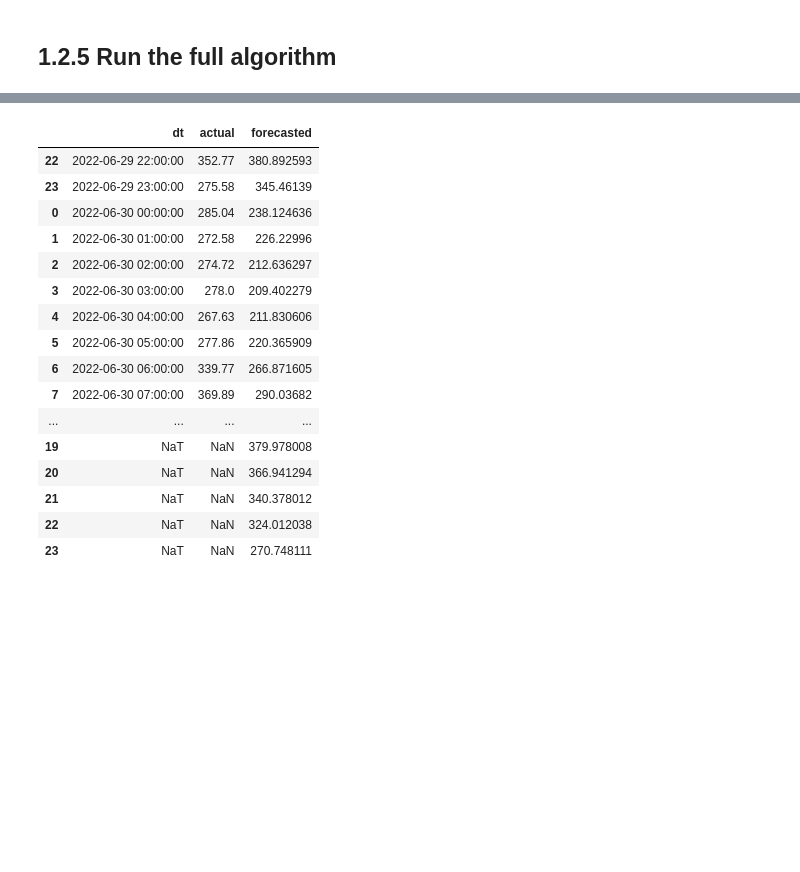
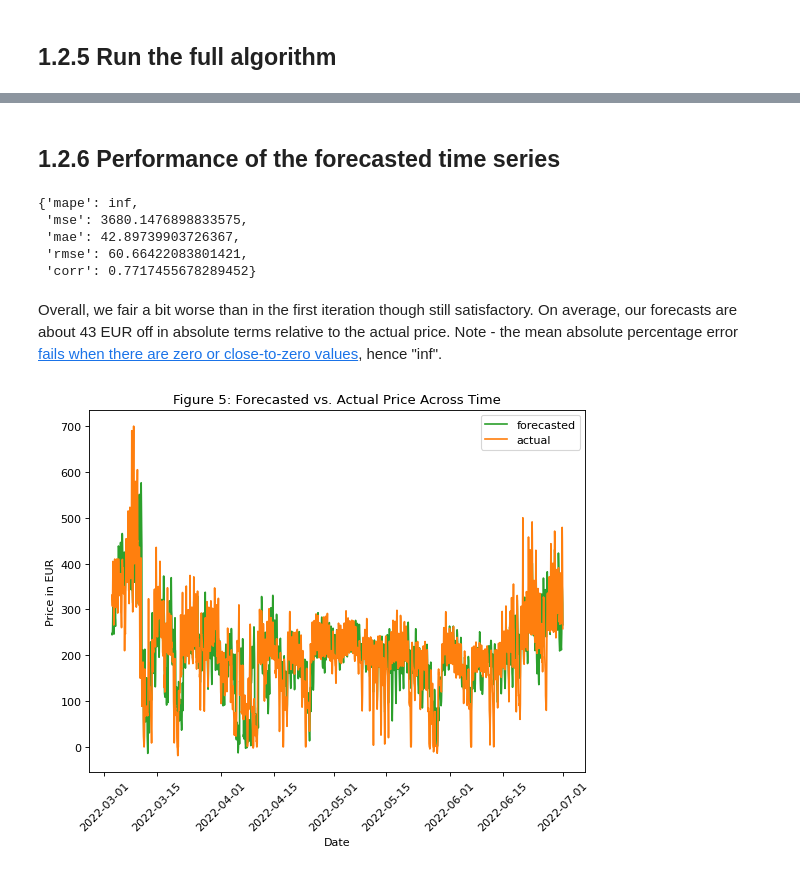
Before and after one commit to kingjosephm/Timeseries-forecasting, a Jupyter notebook: Part1.ipynb, the cells around one changed output, grey strips where cells are left out. Drawn from its saved outputs; the diff is of its cells as text; code cells hidden in the pictures; blank space fills up the shorter version.

```diff
--- a/Part1.ipynb
+++ b/Part1.ipynb
@@ -381,20 +431,28 @@ Cumulative runtime at iteration 36: 3587.82 seconds.
-# %%
-results.tail(50)
-# %% [output]
-|  | dt | actual | forecasted |
-| 22 | 2022-06-29 22:00:00 | 352.77 | 380.892593 |
-| 23 | 2022-06-29 23:00:00 | 275.58 | 345.46139 |
-| 0 | 2022-06-30 00:00:00 | 285.04 | 238.124636 |
-| 1 | 2022-06-30 01:00:00 | 272.58 | 226.22996 |
-| 2 | 2022-06-30 02:00:00 | 274.72 | 212.636297 |
-| 3 | 2022-06-30 03:00:00 | 278.0 | 209.402279 |
-| 4 | 2022-06-30 04:00:00 | 267.63 | 211.830606 |
-| 5 | 2022-06-30 05:00:00 | 277.86 | 220.365909 |
-| 6 | 2022-06-30 06:00:00 | 339.77 | 266.871605 |
-| 7 | 2022-06-30 07:00:00 | 369.89 | 290.03682 |
-| ... | ... | ... | ... |
-| 19 | NaT | NaN | 379.978008 |
-| 20 | NaT | NaN | 366.941294 |
-| 21 | NaT | NaN | 340.378012 |
-| 22 | NaT | NaN | 324.012038 |
-| 23 | NaT | NaN | 270.748111 |
+# %% [markdown]
+## 1.2.6 Performance of the forecasted time series
+# %%
+results = pd.read_csv('./data/results.csv')
+results = results[results['dt'].notnull()].reset_index(drop=True)
+results['dt'] = pd.to_datetime(results['dt'], format='%Y-%m-%d %H:%M:%S')
+# %%
+forecast_accuracy(results['forecasted'], results['actual'])
+# %% [output]
+{'mape': inf,
+ 'mse': 3680.1476898833575,
+ 'mae': 42.89739903726367,
+ 'rmse': 60.66422083801421,
+ 'corr': 0.7717455678289452}
+# %% [markdown]
+Overall, we fair a bit worse than in the first iteration though still satisfactory. On average, our forecasts are about 43 EUR off in absolute terms relative to the actual price. Note - the mean absolute percentage error [fails when there are zero or close-to-zero values](https://en.wikipedia.org/wiki/Mean_absolute_percentage_error), hence "inf".
+# %%
+figure(figsize=(8, 6), dpi=80)
+plt.plot(results['dt'], results['forecasted'], label='forecasted', color='#2ca02c')
+plt.plot(results['dt'], results['actual'], label='actual', color='#ff7f0e')
+plt.xlabel('Date')
+plt.ylabel('Price in EUR')
+plt.legend()
+plt.title("Figure 5: Forecasted vs. Actual Price Across Time")
+plt.xticks(rotation = 45)
+plt.show()
+# %% [output]
+[figure, added]
```
Also changed, not shown: parts of 26 cells of this notebook.
